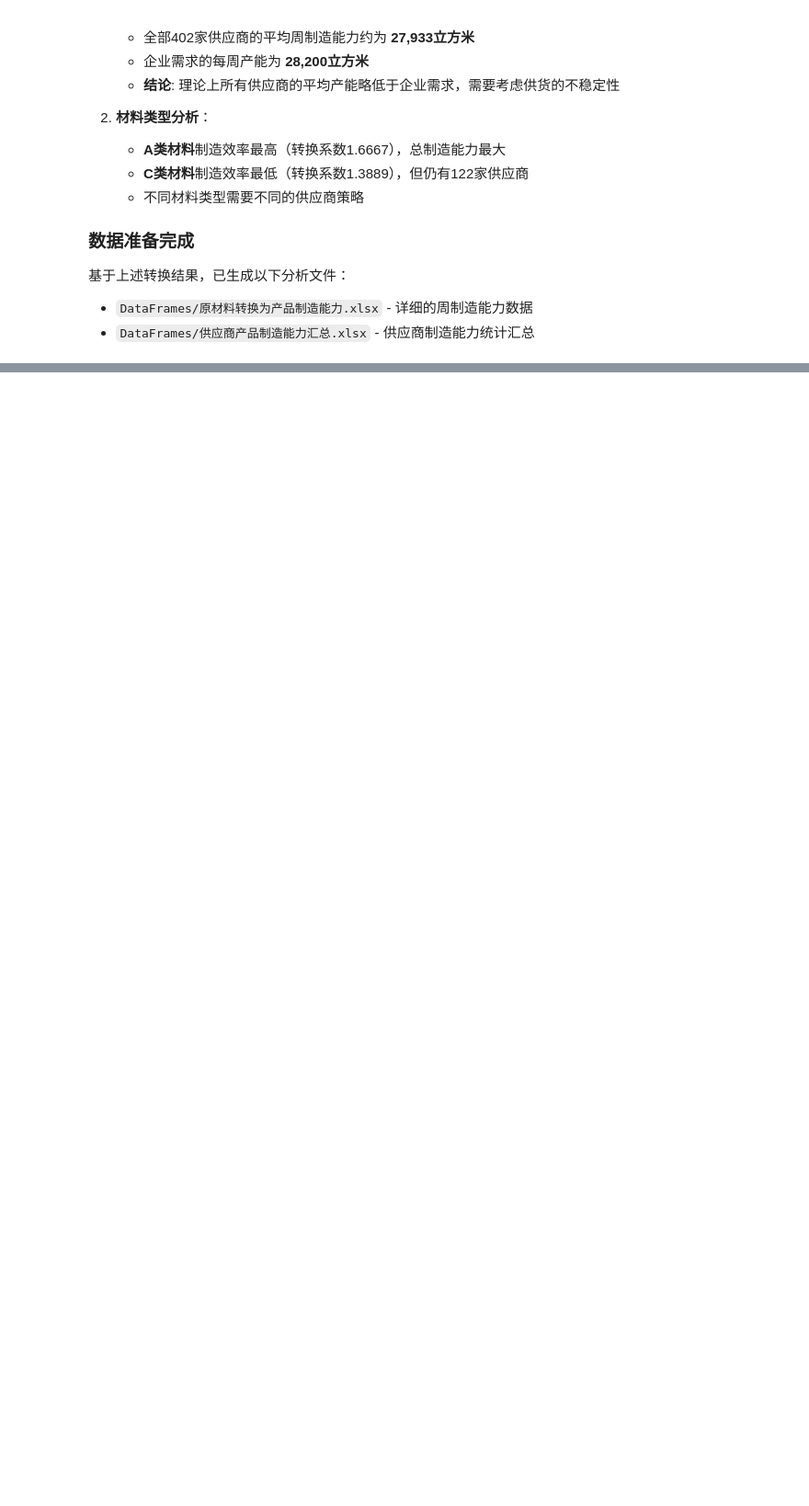
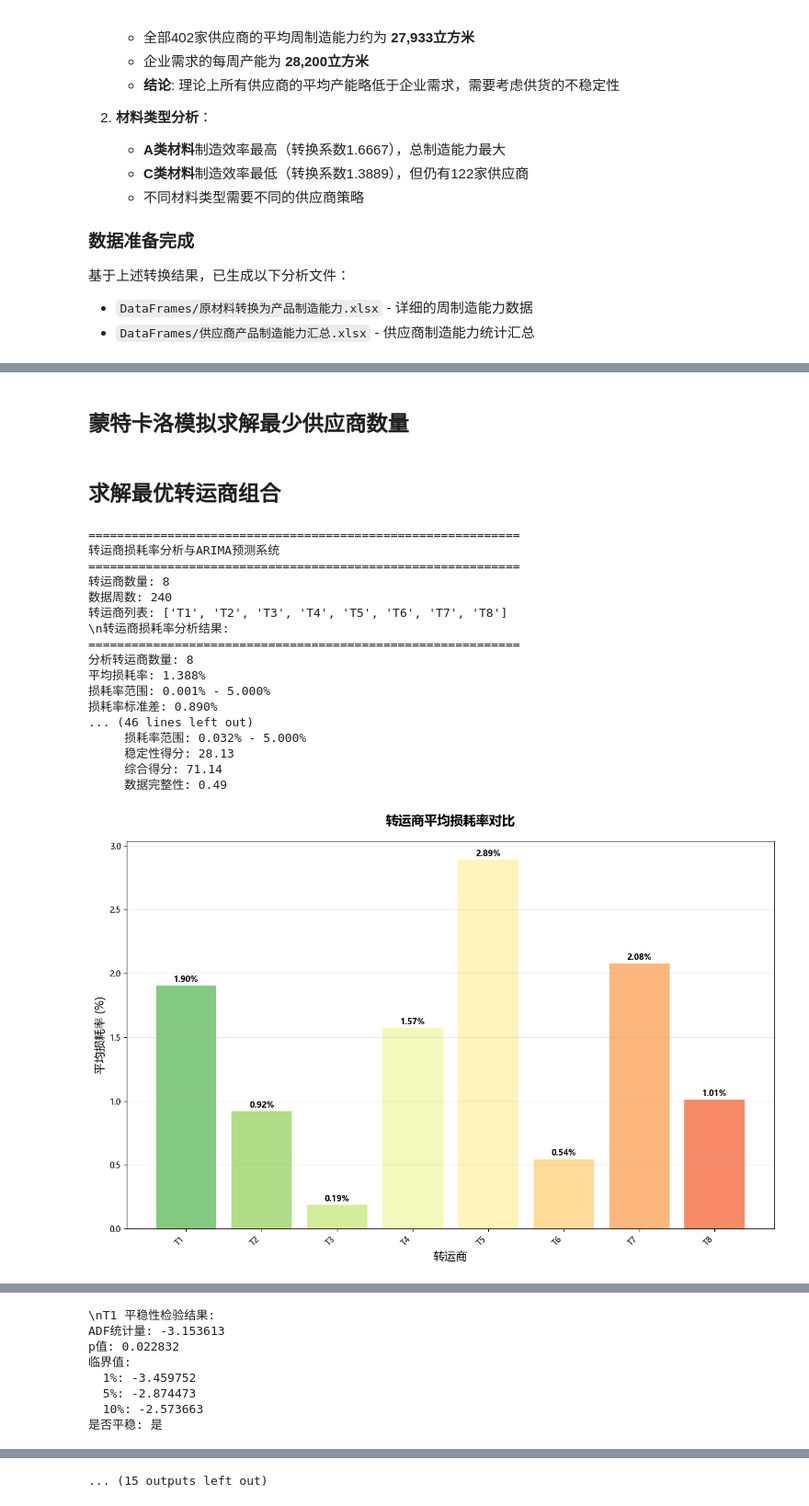
Before and after one commit to SHM-white/21ASolution, a Jupyter notebook: Problem2.ipynb, the cells around one changed output, grey strips where cells are left out. Shown at 92% size. Cells and saved outputs as stored; diff of their text form; code cells hidden in the pictures; blank space fills up the shorter version.

```diff
--- a/Problem2.ipynb
+++ b/Problem2.ipynb
@@ -893,0 +644,2 @@ result = simulator.find_minimum_suppliers()
+# %% [markdown]
+## 蒙特卡洛模拟求解最少供应商数量
@@ -893,0 +662,26 @@ result = simulator.find_minimum_suppliers()
+# %% [markdown]
+## 求解最优转运商组合
+# %%
+from unittest import result
+from transporter_loss_analysis import main as transporter_main
+# 执行转运商损耗率分析
+result_transporter = transporter_main()
+# %% [output]
+============================================================
+转运商损耗率分析与ARIMA预测系统
+============================================================
+转运商数量: 8
+数据周数: 240
+转运商列表: ['T1', 'T2', 'T3', 'T4', 'T5', 'T6', 'T7', 'T8']
+\n转运商损耗率分析结果:
+============================================================
+分析转运商数量: 8
+平均损耗率: 1.388%
+损耗率范围: 0.001% - 5.000%
+损耗率标准差: 0.890%
+... (46 lines left out)
+     损耗率范围: 0.032% - 5.000%
+     稳定性得分: 28.13
+     综合得分: 71.14
+     数据完整性: 0.49
+[figure, added]
@@ -893,0 +690,8 @@ result = simulator.find_minimum_suppliers()
+\nT1 平稳性检验结果:
+ADF统计量: -3.153613
+p值: 0.022832
+临界值:
+  1%: -3.459752
+  5%: -2.874473
+  10%: -2.573663
+是否平稳: 是
@@ -893,0 +796 @@ result = simulator.find_minimum_suppliers()
+... (15 outputs left out)
```
Also changed, not shown: parts of 5 cells of this notebook, 14 other files.
